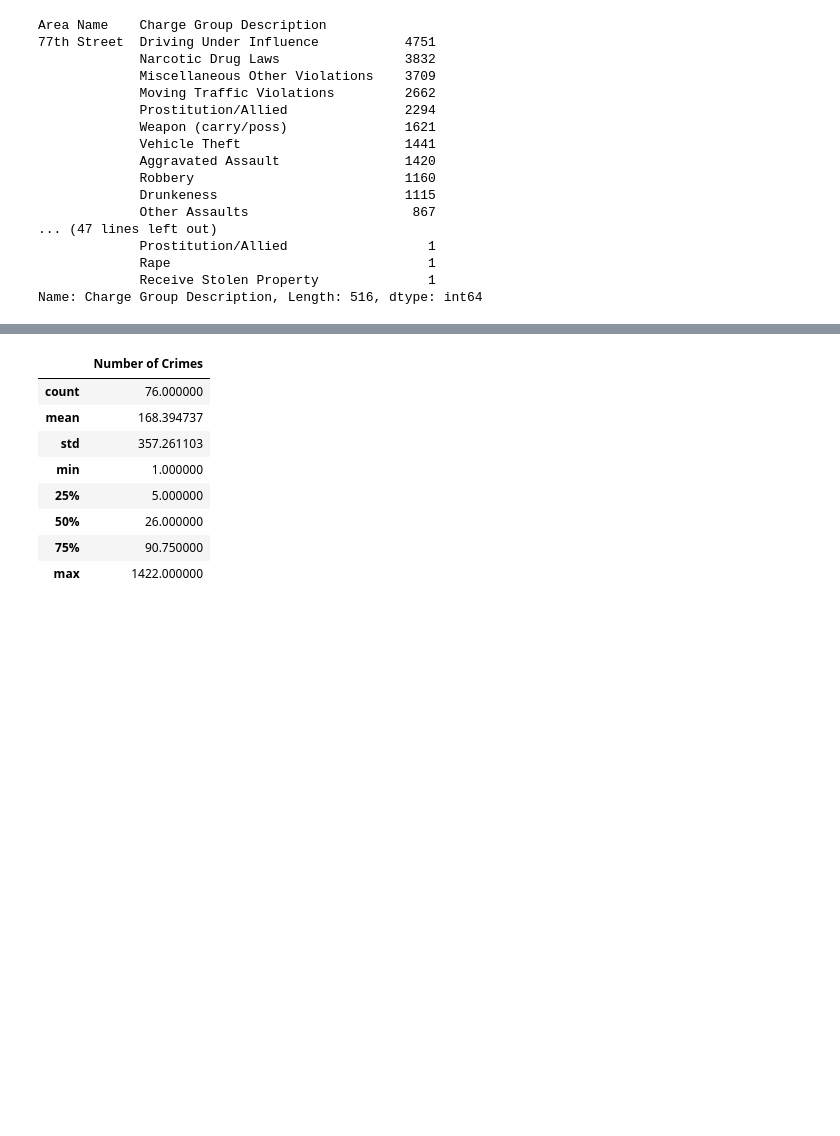
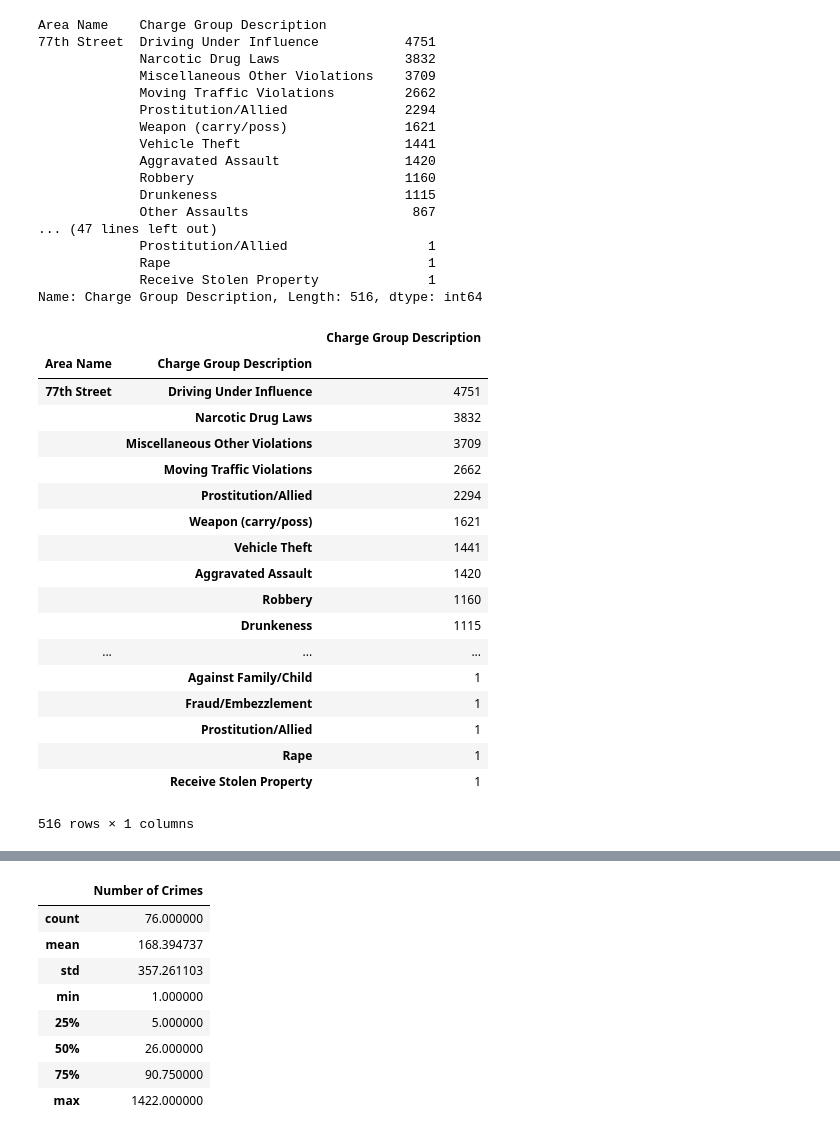
Before and after one commit to dshen90/Pandas_investigations_Inc_2, a Jupyter notebook: Crime_starter.ipynb, the cells around one changed output, grey strips where cells are left out. Cells and saved outputs as stored; diff of their text form; code cells hidden in the pictures; blank space fills up the shorter version.

```diff
--- a/Crime_starter.ipynb
+++ b/Crime_starter.ipynb
@@ -101,6 +102,28 @@ Area Name    Charge Group Description
              Rape                                 1
              Receive Stolen Property              1
 Name: Charge Group Description, Length: 516, dtype: int64
+# %%
+plot_df
+# %% [output]
+|  |  | Charge Group Description |
+| Area Name | Charge Group Description |  |
+| 77th Street | Driving Under Influence | 4751 |
+|  | Narcotic Drug Laws | 3832 |
+|  | Miscellaneous Other Violations | 3709 |
+|  | Moving Traffic Violations | 2662 |
+|  | Prostitution/Allied | 2294 |
+|  | Weapon (carry/poss) | 1621 |
+|  | Vehicle Theft | 1441 |
+|  | Aggravated Assault | 1420 |
+|  | Robbery | 1160 |
+|  | Drunkeness | 1115 |
+| ... | ... | ... |
+|  | Against Family/Child | 1 |
+|  | Fraud/Embezzlement | 1 |
+|  | Prostitution/Allied | 1 |
+|  | Rape | 1 |
+|  | Receive Stolen Property | 1 |
+516 rows × 1 columns
 # %%
 plot_df  = pd.DataFrame(num_crimes_in_district)
 # %%
```
Also changed, not shown: parts of 6 cells of this notebook.
